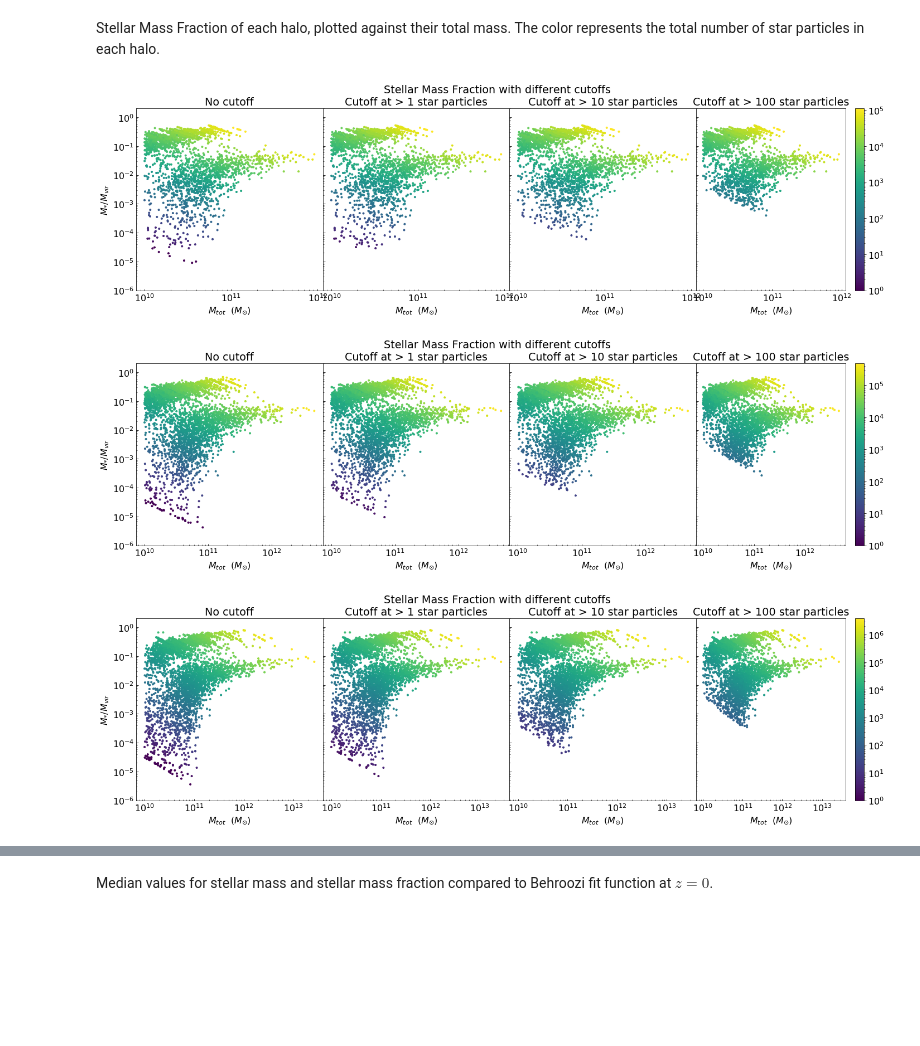
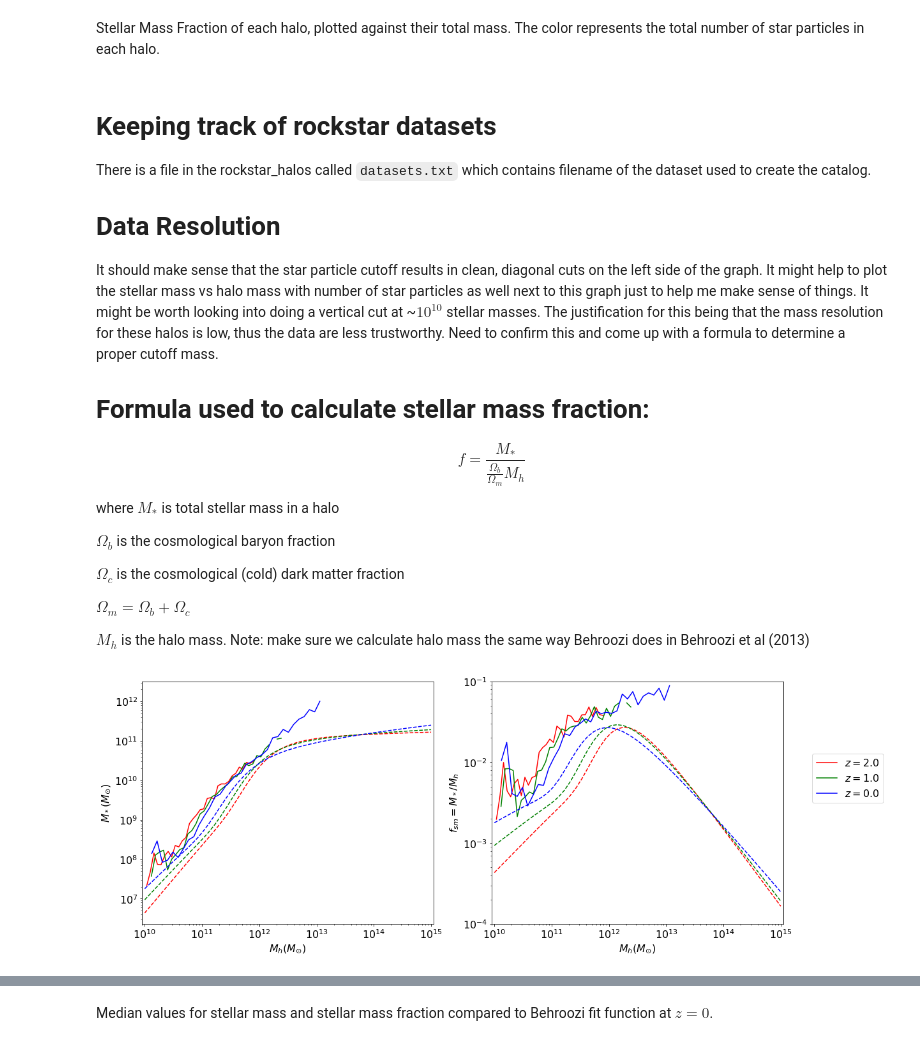
Before and after one commit to cjllorente827/comp_structure_research, a Jupyter notebook: stellar_mass_fraction/bigbox_25Mpc/25Mpc_all_outputs.ipynb, the cells around one changed output, grey strips where cells are left out. Saved outputs shown, nothing was run; the diff lists cells and outputs as text; code cells hidden in the pictures; blank space fills up the shorter version.

```diff
--- a/stellar_mass_fraction/bigbox_25Mpc/25Mpc_all_outputs.ipynb
+++ b/stellar_mass_fraction/bigbox_25Mpc/25Mpc_all_outputs.ipynb
@@ -18,7 +19,7 @@ import ipywidgets as widgets
 # Stellar Mass fraction analysis for the Big Box 25 Mpc simulation at z = 0, 1, & 2
 # %%
 %aimport HaloData
-from HaloData import HaloData
+from HaloData import *
 
 #dataset_fname  = "~/cosmo_bigbox/25Mpc_512/RD0265/RD0265"
 
@@ -27,10 +28,9 @@ hdfile_RD0166 = "halodata_RD0166.dat" # z = 1.00
 hdfile_RD0265 = "halodata_RD0265.dat" # z = 0.00
 hdfile_orig = "halodata_RD0265.dat.bkp" # z = 0.00
 
-hd_RD0111 = HaloData.load_from_file(hdfile_RD0111)
-hd_RD0166 = HaloData.load_from_file(hdfile_RD0166)
-hd_RD0265 = HaloData.load_from_file(hdfile_RD0265)
-hd_orig = HaloData.load_from_file(hdfile_orig)
+hd_RD0111 = HaloData.load_from_file(hdfile_RD0111).filter_by(Fields.TOT_MASS, greater_than, 1e10).filter_by(Fields.NUM_STAR_PARTICLES, greater_than, 10)
+hd_RD0166 = HaloData.load_from_file(hdfile_RD0166).filter_by(Fields.TOT_MASS, greater_than, 1e10).filter_by(Fields.NUM_STAR_PARTICLES, greater_than, 10)
+hd_RD0265 = HaloData.load_from_file(hdfile_RD0265).filter_by(Fields.TOT_MASS, greater_than, 1e10).filter_by(Fields.NUM_STAR_PARTICLES, greater_than, 10)
 # %%
 def DarkMatter(pfilter, data):
     filter = data[("all", "particle_type")] == 1 # DM = 1, Stars = 2
@@ -86,12 +147,36 @@ stellar_mass_fraction_scatter_multi(hd_orig)
 # %% [markdown]
 Stellar Mass Fraction of each halo, plotted against their total mass. The color represents the total number of star particles in each halo.
+# %% [markdown]
+
+
+# Keeping track of rockstar datasets
+There is a file in the rockstar_halos called `datasets.txt` which contains filename of the dataset used to create the catalog.
+
+
+
+# Data Resolution
+It should make sense that the star particle cutoff results in clean, diagonal cuts on the left side of the graph. It might help to plot the stellar mass vs halo mass with number of star particles as well next to this graph just to help me make sense of things. It might be worth looking into doing a vertical cut at ~$10^{10}$ stellar masses. The justification for this being that the mass resolution for these halos is low, thus the data are less trustworthy. Need to confirm this and come up with a formula to determine a proper cutoff mass.
+
+
+
+# Formula used to calculate stellar mass fraction:
+$$
+f = \frac{M_*}{\displaystyle \frac{\Omega_b}{\Omega_m} M_h}
+$$
+
+where
+$M_*$ is total stellar mass in a halo
+
+$\Omega_b$ is the cosmological baryon fraction
+
+$\Omega_c$ is the cosmological (cold) dark matter fraction
+
+$\Omega_m = \Omega_b + \Omega_c$
+
+$M_h$ is the halo mass. Note: make sure we calculate halo mass the same way Behroozi does in Behroozi et al (2013)
 # %%
 %aimport stellar_mass_fraction_plots
 from stellar_mass_fraction_plots import *
-stellar_mass_fraction_scatter_multi(hd_RD0111,1e10)
-stellar_mass_fraction_scatter_multi(hd_RD0166,1e10)
-stellar_mass_fraction_scatter_multi(hd_RD0265,1e10)
+stellar_mass_fraction_reduced([hd_RD0111, hd_RD0166, hd_RD0265], [2.0, 1.0, 0.0])
 # %% [output]
-[figure, old version]
+[figure, new version]
-[figure, removed]
-[figure, removed]
```
Also changed, not shown: parts of 18 cells of this notebook, 22 other files.
